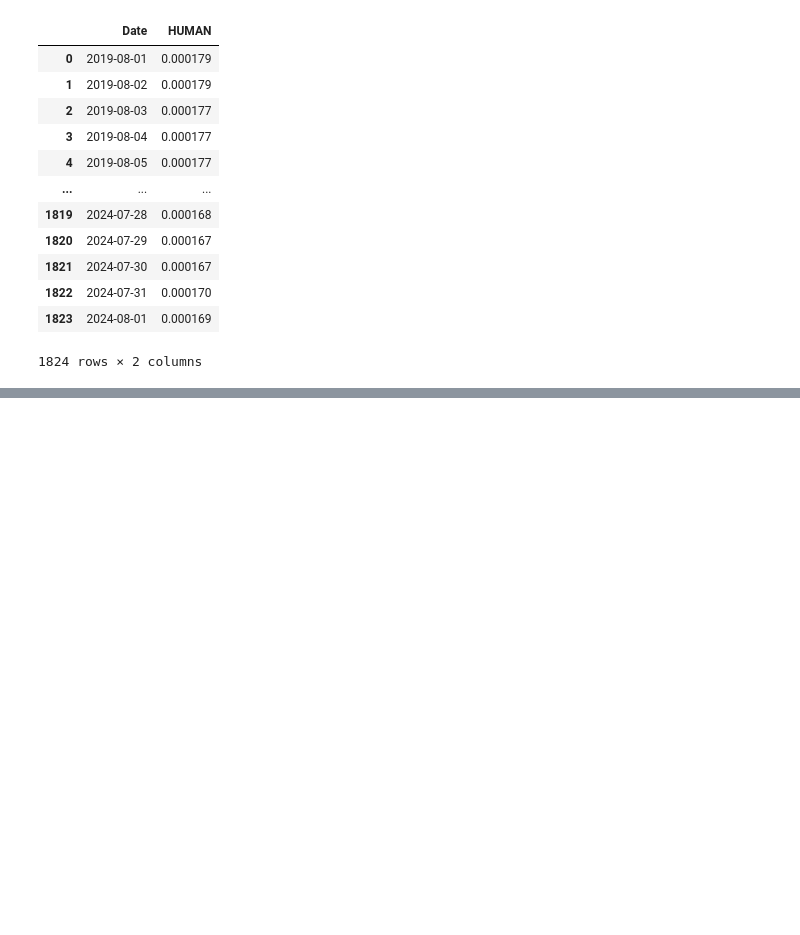
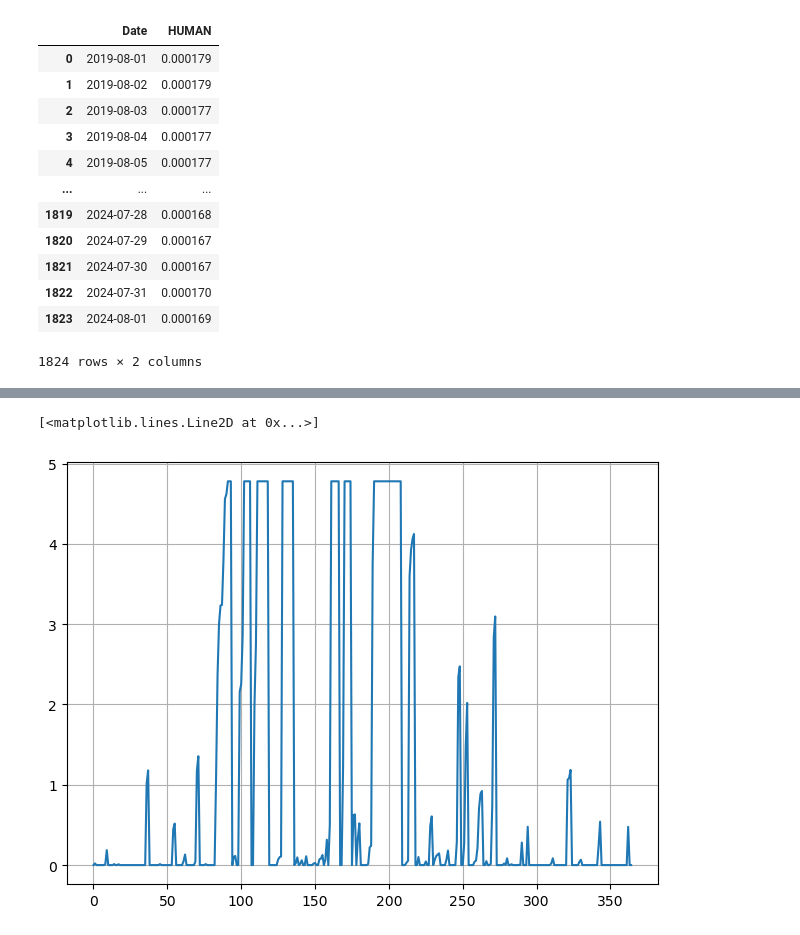
Before and after one commit to camicocozza/MDP_CODE, a Jupyter notebook: WATER BALANCE/DISTRIBUTED.ipynb, the cells around one changed output, grey strips where cells are left out. Saved outputs shown, nothing was run; the diff lists cells and outputs as text; code cells hidden in the pictures; blank space fills up the shorter version.

```diff
--- a/WATER BALANCE/DISTRIBUTED.ipynb
+++ b/WATER BALANCE/DISTRIBUTED.ipynb
@@ -174,0 +196,5 @@ print(WB[0])
+# %%
+plt.plot(Si[0:365])
+# %% [output]
+[<matplotlib.lines.Line2D at 0x...>]
+[figure, added]
```
Also changed, not shown: parts of 10 cells of this notebook, 9 other files.
